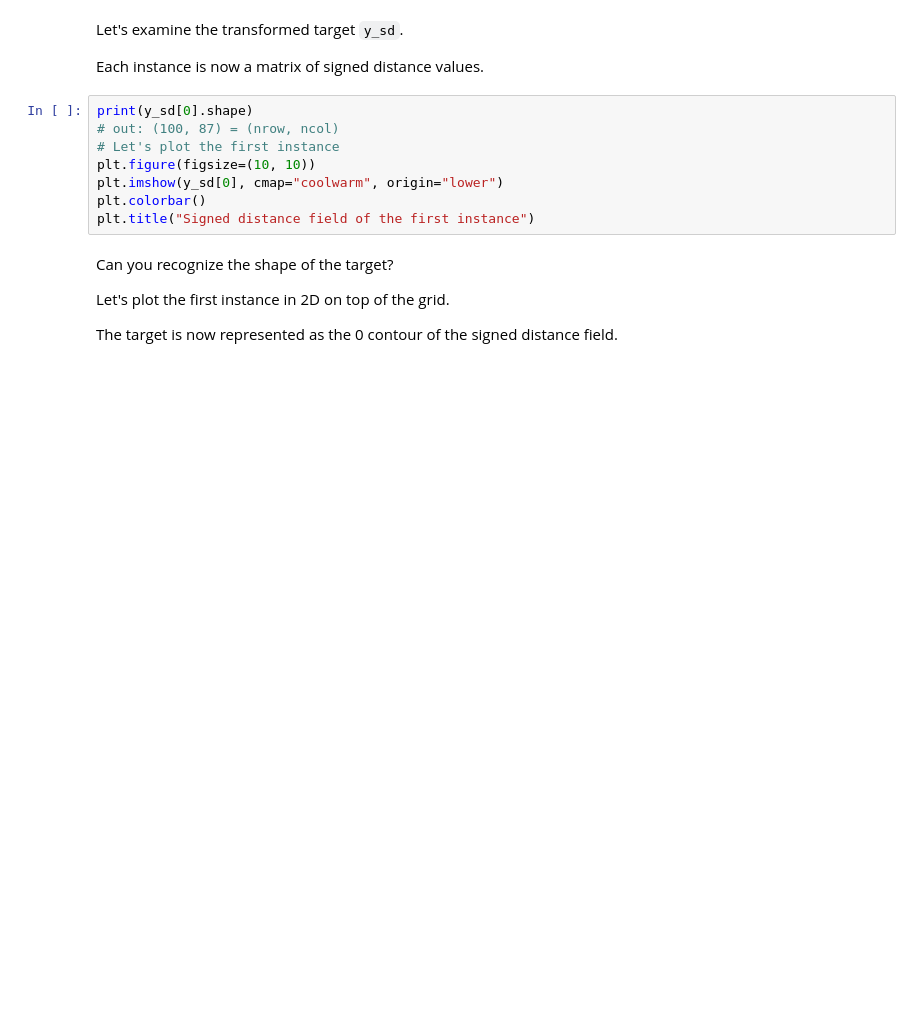
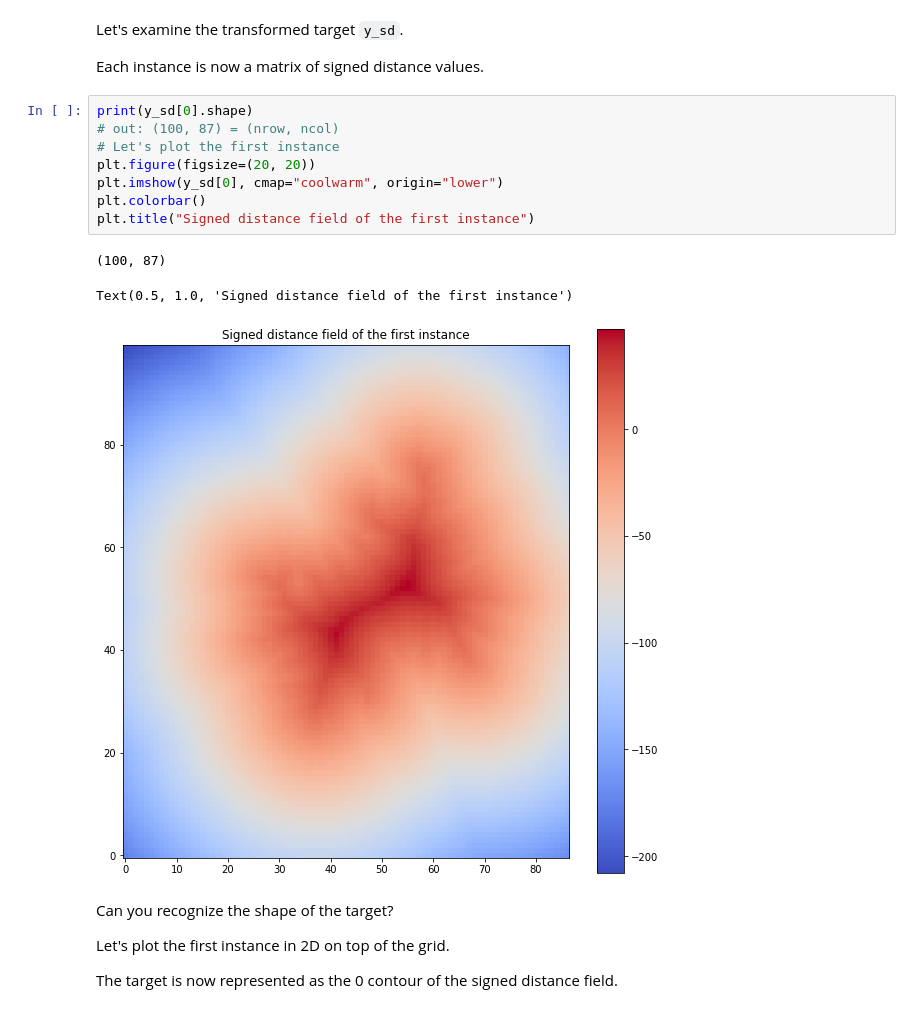
Before and after one commit to robinthibaut/kaggle, a Jupyter notebook: whpa/notebooks/whpa.ipynb, the cells around one changed output. Cells and saved outputs as stored; diff of their text form; blank space fills up the shorter version.

```diff
--- a/whpa/notebooks/whpa.ipynb
+++ b/whpa/notebooks/whpa.ipynb
@@ -305,11 +375,15 @@ Each instance is now a matrix of signed distance values.
 # %%
 print(y_sd[0].shape)
 # out: (100, 87) = (nrow, ncol)
 # Let's plot the first instance
-plt.figure(figsize=(10, 10))
+plt.figure(figsize=(20, 20))
 plt.imshow(y_sd[0], cmap="coolwarm", origin="lower")
 plt.colorbar()
 plt.title("Signed distance field of the first instance")
+# %% [output]
+(100, 87)
+Text(0.5, 1.0, 'Signed distance field of the first instance')
+[figure, added]
 # %% [markdown]
 Can you recognize the shape of the target?
 
```
Also changed, not shown: parts of 17 cells of this notebook.
